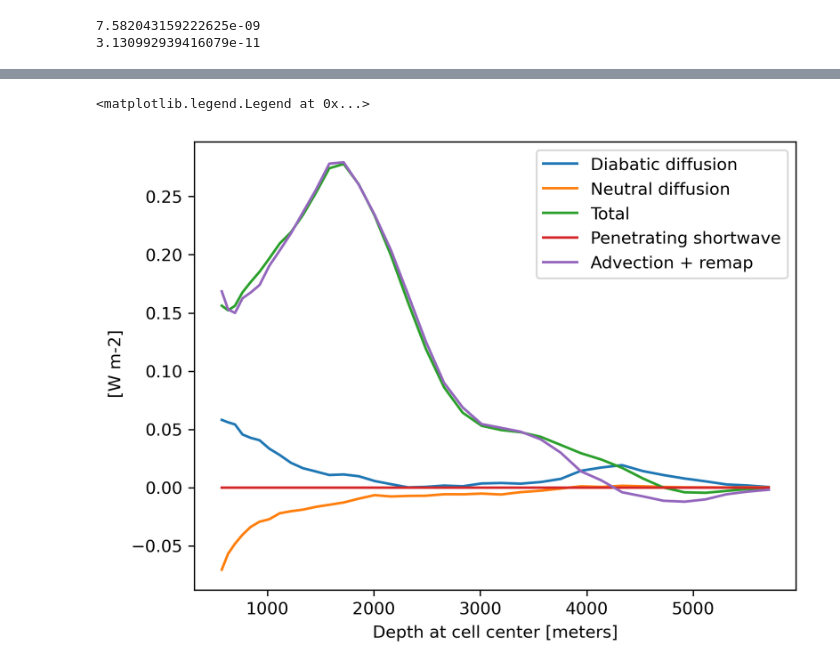
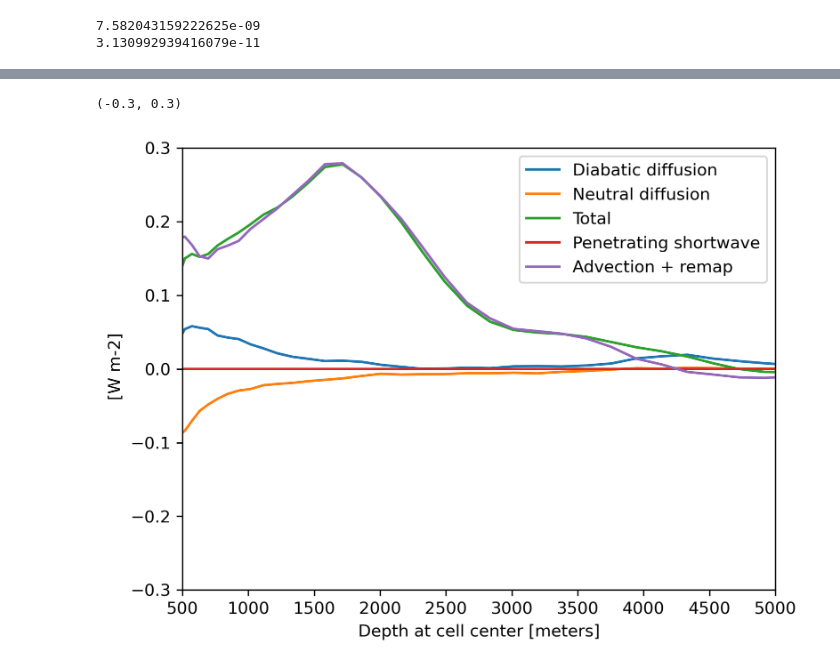
Before and after one commit to ACCESS-Community-Hub/access-cm3-paper-1, a Jupyter notebook: notebooks/sandbox-python/ocean_heat_budget.ipynb, the cells around one changed output, grey strips where cells are left out. Cells and saved outputs as stored; diff of their text form; code cells hidden in the pictures.

Commit message:
update ocean heat budget analysis

```diff
--- a/notebooks/sandbox-python/ocean_heat_budget.ipynb
+++ b/notebooks/sandbox-python/ocean_heat_budget.ipynb
@@ -148,8 +144,3 @@ print(abs(avg_heat_tendencies['opottemppmdiff'].sum(dim='z_l')).data)
 # %% [output]
 7.582043159222625e-09
 3.130992939416079e-11
-# %%
-for var_name, label in zip(var_names, labels):
-    avg_heat_tendencies[var_name].isel(z_l=slice(40, None)).plot(label=label)
-
-plt.legend()
@@ -159,11 +147,13 @@ plt.legend()
 # %%
 for var_name, label in zip(var_names[:-2], labels[:-2]):
-    avg_heat_tendencies[var_name].isel(z_l=slice(40, None)).plot(label=label)
+    avg_heat_tendencies[var_name].plot(label=label)
 
 advection_heat_tendency = avg_heat_tendencies['Th_tendency_vert_remap'] + avg_heat_tendencies['T_advection_xy']
-advection_heat_tendency.isel(z_l=slice(40, None)).plot(label='Advection + remap')
+advection_heat_tendency.plot(label='Advection + remap')
 
 plt.legend()
+plt.xlim(500, 5000)
+plt.ylim(-0.3, 0.3)
 # %% [output]
-<matplotlib.legend.Legend at 0x...>
+(-0.3, 0.3)
-[figure, old version]
+[figure, new version]
```
Also changed, not shown: parts of 5 cells of this notebook.
